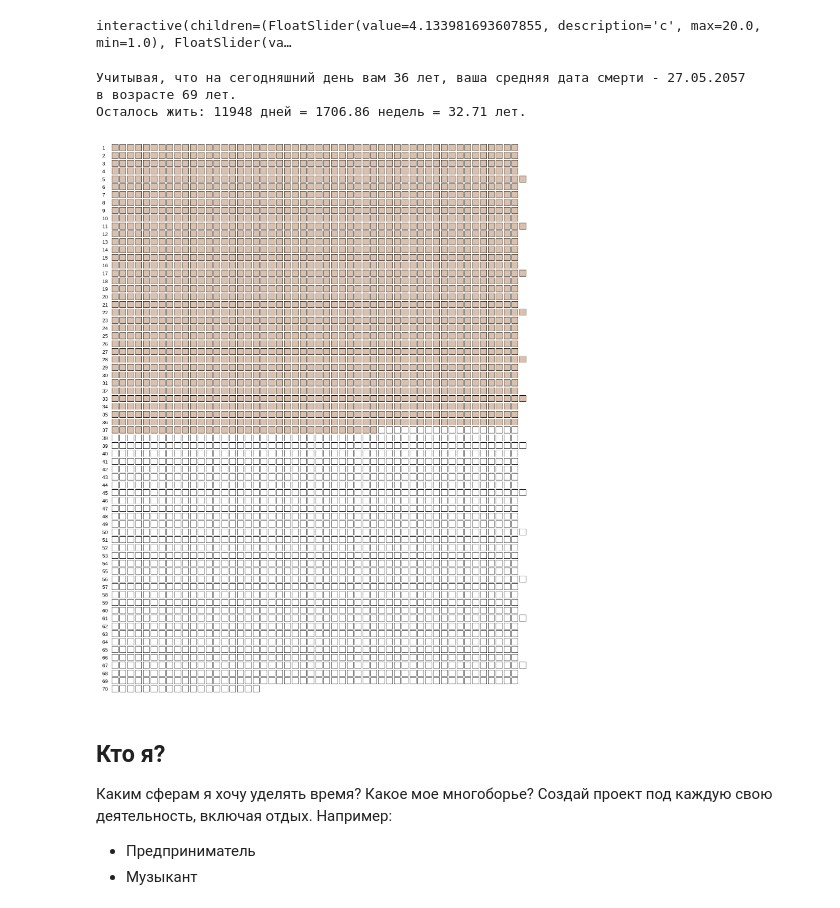
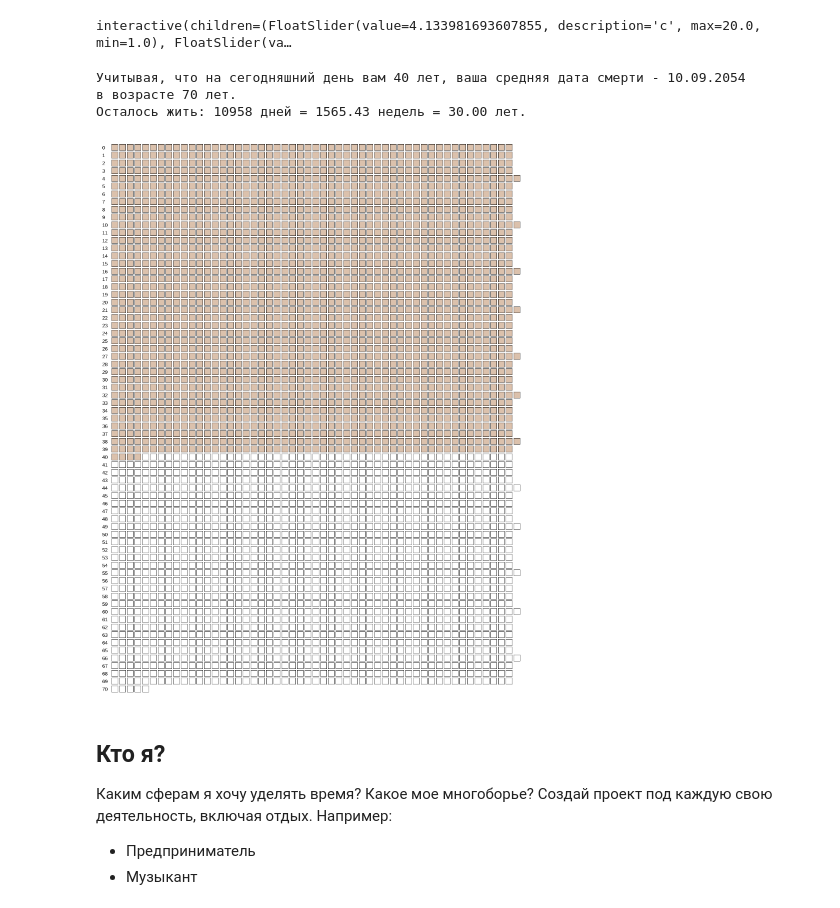
Before and after one commit to nokados/alternate, a Jupyter notebook: Alternate.ipynb, the cells around one changed output. Saved outputs shown, nothing was run; the diff lists cells and outputs as text; code cells hidden in the pictures.

```diff
--- a/Alternate.ipynb
+++ b/Alternate.ipynb
@@ -124,7 +124,7 @@ interactive(children=(FloatSlider(value=4.133981693607855, description='c', max=
 # @title { run: "auto", display-mode: "form" }
 # @markdown ### Введите дату рождения:
 
-birth_date = '1988-01-12' # @param {type:"date"}
+birth_date = '1984-08-13' # @param {type:"date"}
 birth_date = datetime.fromisoformat(birth_date)
 current_date = datetime.now()
 
@@ -167,9 +167,9 @@ print(
     f"{lifespan_days / 365.25:.2f} лет."
 )
 # %% [output]
-Учитывая, что на сегодняшний день вам 36 лет, ваша средняя дата смерти - 27.05.2057
-в возрасте 69 лет.
-Осталось жить: 11948 дней = 1706.86 недель = 32.71 лет.
+Учитывая, что на сегодняшний день вам 40 лет, ваша средняя дата смерти - 10.09.2054
+в возрасте 70 лет.
+Осталось жить: 10958 дней = 1565.43 недель = 30.00 лет.
 # %%
 # запусти код этой клетки нажав на треугольник Play слева
 # или нажми на клетку, а затем Ctrl + Enter
@@ -213,35 +213,35 @@ def draw_week_squares_pillow(weeks_passed, weeks_left, gap=5, margin=20):
 
     for week in range(total_weeks):
         if week == next_year_week:
             year += 1
             week_in_year = 0
-            year_number = str(year + 1)
+            year_number = str(year)
             text_x = margin
             text_y = margin + year * (square_size + gap) + (square_size / 2) - 8
             draw.text((text_x, text_y), year_number, fill="black", font=font)
             next_year_week += 52
             extra_days += 1 + (year % 4 == 0)
             if extra_days >= 7:
                 next_year_week += 1
                 extra_days -= 7
 
         if week < weeks_passed:
             fill_color = "#dbc1ac"  # Закрашенные (пройденные) недели
         else:
             fill_color = "white"  # Незакрашенные (оставшиеся) недели
 
         x = text_margin + margin + week_in_year * (square_size + gap)
         y = margin + year * (square_size + gap)
         draw.rectangle([x, y, x + square_size, y + square_size], outline="black", fill=fill_color)
         week_in_year += 1
 
 
     display(image)
 
 # Пример использования: 30 недель пройденных и 22 недели оставшихся
 draw_week_squares_pillow(weeks_passed, weeks_left, gap=5, margin=20)
 # %% [output]
-[figure, old version]
+[figure, new version]
 # %% [markdown]
 ## Кто я?
 
```
Also changed, not shown: parts of 7 cells of this notebook.
